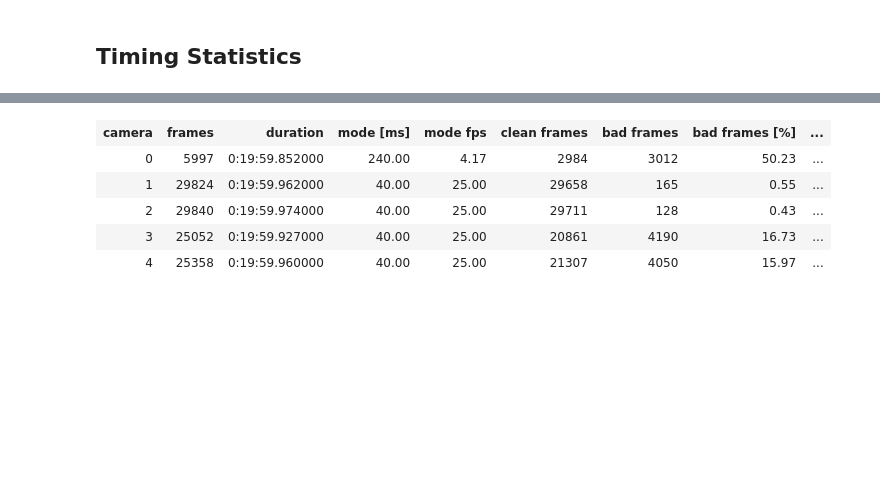
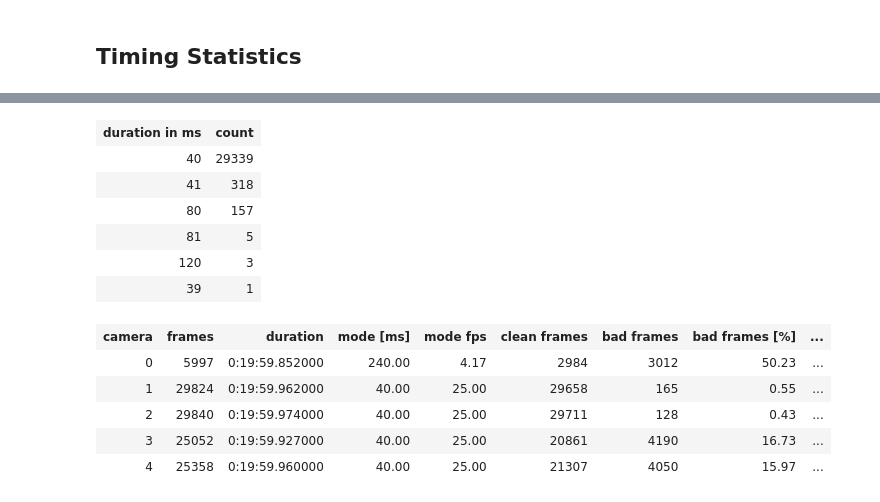
Before and after one commit to smidm/flashvideosynchronization-notebook, a Jupyter notebook: sub-frame_synchronization.ipynb, the cells around one changed output, grey strips where cells are left out. Drawn from its saved outputs; the diff is of its cells as text; code cells hidden in the pictures; blank space fills up the shorter version.

```diff
--- a/sub-frame_synchronization.ipynb
+++ b/sub-frame_synchronization.ipynb
@@ -232,11 +310,0 @@ for cam, pos in zip(cameras, (0, 0)):
-# %%
-# find close events
-close_events_thresh = 10
-import itertools
-events1 = events[cameras[0]][:, 0]
-events2 = events[cameras[1]][:, 0]
-distances = np.zeros((len(events1), len(events2)))
-for i, j in itertools.product(range(len(events1)), range(len(events2))):
-    distances[i, j] = abs(events1[i] - events2[j])
-event_pairs_idx = np.array(np.nonzero(distances < close_events_thresh))
-event_pairs = [events[cameras[0]][event_pairs_idx[0]], events[cameras[1]][event_pairs_idx[1]]]
@@ -478,60 +548,79 @@ np.diff(np.nonzero((np.diff(sync.frame_timings[2]) == 41))[0])
 # %%
 # show timing visualizations
-for i, cam in enumerate(all_cameras):
+# TODO produce some summary visualization
+
+for i, cam in enumerate([1]):  # all_cameras
     frame_timings = np.round(get_timestamps_ms(os.path.join(data_root, p.c['video_sequences']) % cam, '20:00'), 6)
 
     fig = plt.figure()
     diff_timing = np.diff(frame_timings)
     unique_diff_timing = np.unique(diff_timing)
     diff_mode, _ = stats.mode(diff_timing)
+
 #     plt.hist(diff_timing, histtype='stepfilled', bins=unique_diff_timing, # range=(0.9 * np.median(diff_timing), 2.2 * np.median(diff_timing)),
 #              log=True, cumulative=True) # np.linspace(30, 90, 30)
-    sns.distplot(diff_timing, kde=False, bins=unique_diff_timing,
-                 hist_kws={'cumulative': True, 'histtype': 'stepfilled'},
-                 rug=False)
-    plt.xticks(np.arange(diff_mode, diff_timing.max(), diff_mode))
-    plt.title('Frame durations histogram (camera %d)' % cam)
-    plt.xlabel('event timing difference [ms]')
-    plt.ylabel('count')
-    if publish:
-        plt.savefig(os.path.join(paper_figures_dir, 'cam%d_durations_histogram.png' % cam))
+
+#     sns.distplot(diff_timing, kde=False, bins=unique_diff_timing,
+#                  hist_kws={'cumulative': True, 'histtype': 'stepfilled'},
+#                  rug=False)
+#     plt.xticks(np.arange(diff_mode, diff_timing.max(), diff_mode))
+#     plt.title('Frame durations histogram (camera %d)' % cam)
+#     plt.xlabel('event timing difference [ms]')
+#     plt.ylabel('count')
+#     if publish:
+#         plt.savefig(os.path.join(paper_figures_dir, 'cam%d_durations_histogram.png' % cam))
 
     plt.figure()
     val, count = np.unique(diff_timing, return_counts=True)
     sort_idx = np.argsort(count)[::-1]
+
+    header = ['duration in ms', 'count']
+    table = np.vstack((val[sort_idx], count[sort_idx])).T
+    display(HTML(tabulate(table, header, tablefmt='html')))
+    break
+
     print('cam %d: unique durations counts: %s' % (cam, str(count[sort_idx])))
     bars = plt.bar(np.arange(len(count)), count[sort_idx], log=True)
     plt.xticks(np.arange(len(count)) + 0.5, val[sort_idx], rotation='vertical') # np.round(val[sort_idx], 6)
     plt.title('Frame durations statistics (camera %d)' % cam)
     plt.xlabel('durations [ms]')
     plt.ylabel('count')
     plt.tight_layout()
     if publish:
         plt.savefig(os.path.join(paper_figures_dir, 'cam%d_frame_duration_statistics.png' % cam))
 
 
     mode_duration_ms, _ = stats.mode(diff_timing)
     mask_clean = (0.8 * mode_duration_ms < diff_timing) & (diff_timing  < 1.2 * mode_duration_ms)
     diff_timing_clean = diff_timing[np.nonzero(mask_clean)]
     duration_errors = diff_timing_clean - mode_duration_ms * np.ones(len(diff_timing_clean))
+
 
     plt.figure()
     plt.plot(duration_errors, '.')
     plt.title('Deviations from %0.2f ms frame duration (camera %d)' % (mode_duration_ms, cam))
     plt.xlabel('frame')
     plt.ylabel('deviation [ms]')
     plt.yticks(np.unique(duration_errors))
     plt.margins(y=0.05, x=0)
     if publish:
         plt.savefig(os.path.join(paper_figures_dir, 'cam%d_frame_duration_errors.png' % cam))
 
     plt.figure()
     __ = plt.hist(duration_errors[np.nonzero(duration_errors)])
     plt.title('Deviations from %0.2f ms frame duration (camera %d)' % (mode_duration_ms, cam))
     plt.xlabel('deviation [ms]')
     plt.ylabel('counts')
     if publish:
-        plt.savefig(os.path.join(paper_figures_dir, 'cam%d_duration_errors_histogram.png' % cam))
+        plt.savefig(os.path.join(paper_figures_dir, 'not used/cam%d_duration_errors_histogram.png' % cam))
+# %% [output]
+| duration in ms | count |
+| 40 | 29339 |
+| 41 | 318 |
+| 80 | 157 |
+| 81 | 5 |
+| 120 | 3 |
+| 39 | 1 |
 # %%
 statistics = []
 for i, cam in enumerate(all_cameras):
```
Also changed, not shown: parts of 106 cells of this notebook.
